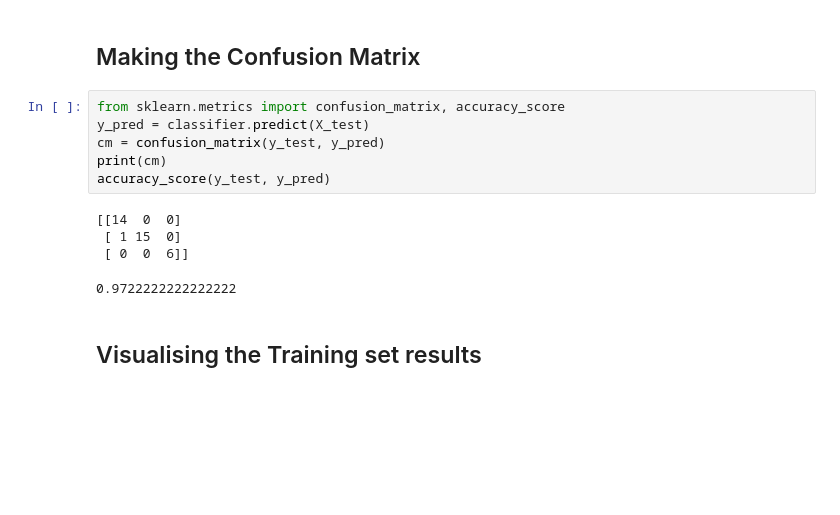
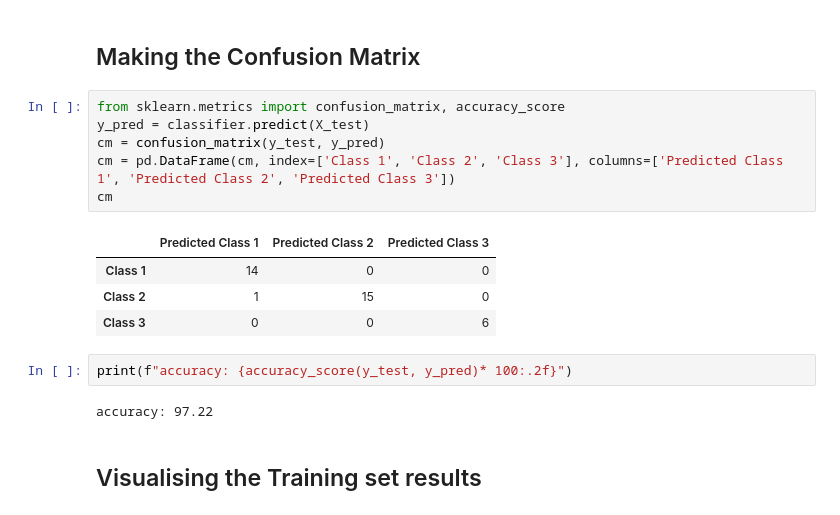
Before and after one commit to AriBlumstein/Machine_Learning_BootCamp, a Jupyter notebook: Part 9 - Dimensionality Reduction/Section 43 - Principal Component Analysis (PCA)/Python/principal_component_analysis.ipynb, the cells around one changed output. Cells and saved outputs as stored; diff of their text form; blank space fills up the shorter version.

```diff
--- a/Part 9 - Dimensionality Reduction/Section 43 - Principal Component Analysis (PCA)/Python/principal_component_analysis.ipynb
+++ b/Part 9 - Dimensionality Reduction/Section 43 - Principal Component Analysis (PCA)/Python/principal_component_analysis.ipynb
@@ -44,14 +44,18 @@ LogisticRegression(random_state=0)
 # %%
 from sklearn.metrics import confusion_matrix, accuracy_score
 y_pred = classifier.predict(X_test)
 cm = confusion_matrix(y_test, y_pred)
-print(cm)
-accuracy_score(y_test, y_pred)
+cm = pd.DataFrame(cm, index=['Class 1', 'Class 2', 'Class 3'], columns=['Predicted Class 1', 'Predicted Class 2', 'Predicted Class 3'])
+cm
 # %% [output]
-[[14  0  0]
- [ 1 15  0]
- [ 0  0  6]]
-0.9722222222222222
+|  | Predicted Class 1 | Predicted Class 2 | Predicted Class 3 |
+| Class 1 | 14 | 0 | 0 |
+| Class 2 | 1 | 15 | 0 |
+| Class 3 | 0 | 0 | 6 |
+# %%
+print(f"accuracy: {accuracy_score(y_test, y_pred)* 100:.2f}")
+# %% [output]
+accuracy: 97.22
 # %% [markdown]
 ## Visualising the Training set results
 # %%
```
